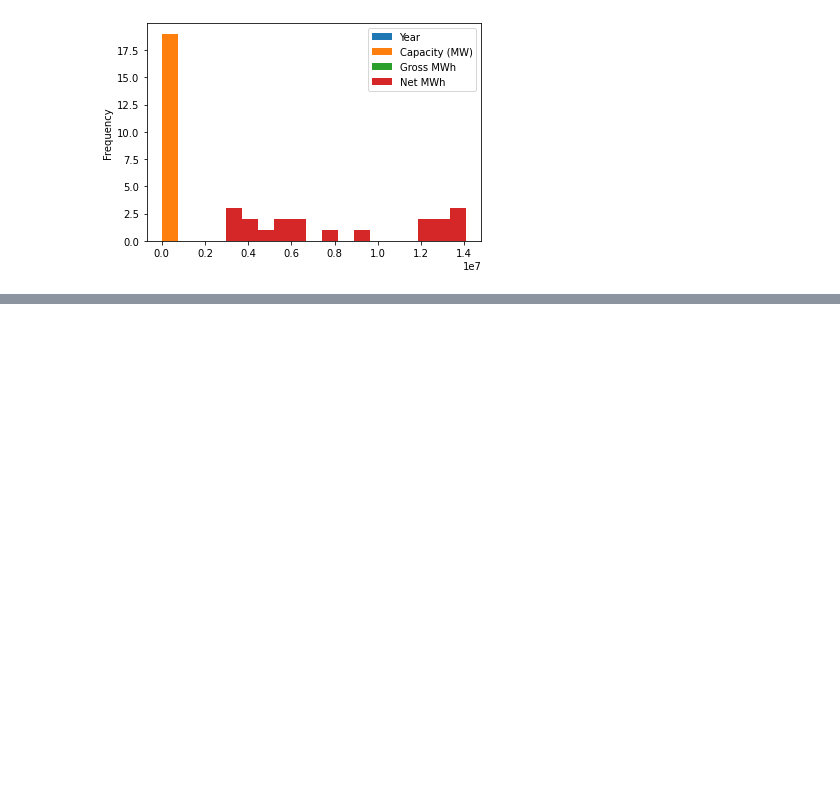
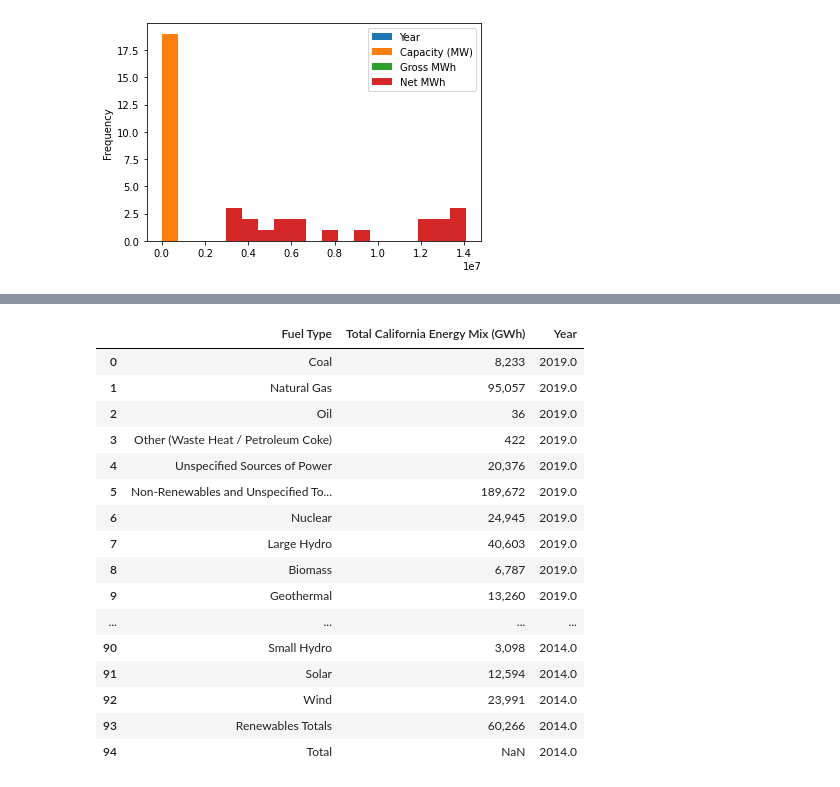
Before and after one commit to TeamNullPointers/Hack4Space, a Jupyter notebook: DataStats.ipynb, the cells around one changed output, grey strips where cells are left out. Saved outputs shown, nothing was run; the diff lists cells and outputs as text; code cells hidden in the pictures; blank space fills up the shorter version.

```diff
--- a/DataStats.ipynb
+++ b/DataStats.ipynb
@@ -121,0 +254,21 @@ total_wind.plot.hist(bins=19)
+# %%
+pd.set_option("display.max_rows", None, "display.max_columns", None)
+energy_sub
+# %% [output]
+|  | Fuel Type | Total California Energy Mix (GWh) | Year |
+| 0 | Coal | 8,233 | 2019.0 |
+| 1 | Natural Gas | 95,057 | 2019.0 |
+| 2 | Oil | 36 | 2019.0 |
+| 3 | Other (Waste Heat / Petroleum Coke) | 422 | 2019.0 |
+| 4 | Unspecified Sources of Power | 20,376 | 2019.0 |
+| 5 | Non-Renewables and Unspecified To... | 189,672 | 2019.0 |
+| 6 | Nuclear | 24,945 | 2019.0 |
+| 7 | Large Hydro | 40,603 | 2019.0 |
+| 8 | Biomass | 6,787 | 2019.0 |
+| 9 | Geothermal | 13,260 | 2019.0 |
+| ... | ... | ... | ... |
+| 90 | Small Hydro | 3,098 | 2014.0 |
+| 91 | Solar | 12,594 | 2014.0 |
+| 92 | Wind | 23,991 | 2014.0 |
+| 93 | Renewables Totals | 60,266 | 2014.0 |
+| 94 | Total | NaN | 2014.0 |
```
Also changed, not shown: parts of 39 cells of this notebook, 23 other files.
